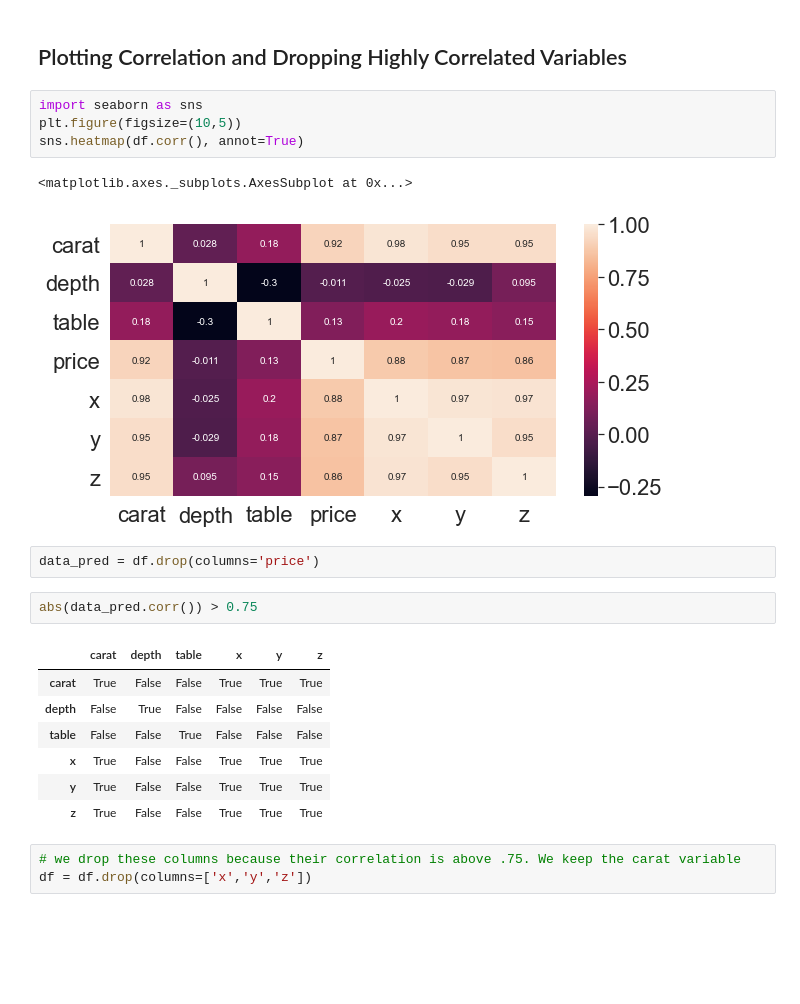
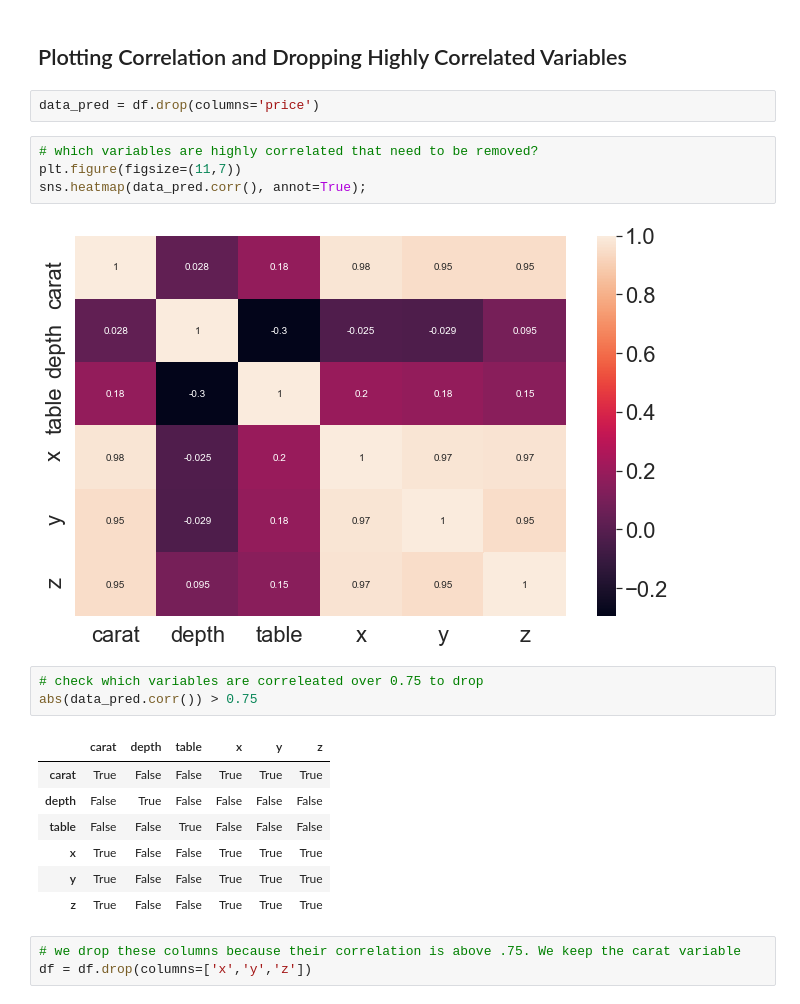
Before and after one commit to chrispfchung/diamonds-regression-project, a Jupyter notebook: Lin_reg_project_code_bpb - EDA & Hypothesis Testing.ipynb, the cells around one changed output. Saved outputs shown, nothing was run; the diff lists cells and outputs as text; blank space fills up the shorter version.

```diff
--- a/Lin_reg_project_code_bpb.ipynb
+++ b/Lin_reg_project_code_bpb - EDA & Hypothesis Testing.ipynb
@@ -78,25 +76,25 @@ plt.show()
 [figure]
 # %% [markdown]
 ## Plotting Correlation and Dropping Highly Correlated Variables
-# %%
-import seaborn as sns
-plt.figure(figsize=(10,5))
-sns.heatmap(df.corr(), annot=True)
-# %% [output]
-<matplotlib.axes._subplots.AxesSubplot at 0x...>
-[figure, removed]
 # %%
 data_pred = df.drop(columns='price')
-# %%
-abs(data_pred.corr()) > 0.75
-# %% [output]
-|  | carat | depth | table | x | y | z |
-| carat | True | False | False | True | True | True |
-| depth | False | True | False | False | False | False |
-| table | False | False | True | False | False | False |
-| x | True | False | False | True | True | True |
-| y | True | False | False | True | True | True |
-| z | True | False | False | True | True | True |
+# %%
+# which variables are highly correlated that need to be removed?
+plt.figure(figsize=(11,7))
+sns.heatmap(data_pred.corr(), annot=True);
+# %% [output]
+[figure, added]
+# %%
+# check which variables are correleated over 0.75 to drop
+abs(data_pred.corr()) > 0.75
+# %% [output]
+|  | carat | depth | table | x | y | z |
+| carat | True | False | False | True | True | True |
+| depth | False | True | False | False | False | False |
+| table | False | False | True | False | False | False |
+| x | True | False | False | True | True | True |
+| y | True | False | False | True | True | True |
+| z | True | False | False | True | True | True |
 # %%
 # we drop these columns because their correlation is above .75. We keep the carat variable
 df = df.drop(columns=['x','y','z'])
```
Also changed, not shown: parts of 24 cells of this notebook, 1 other file.
